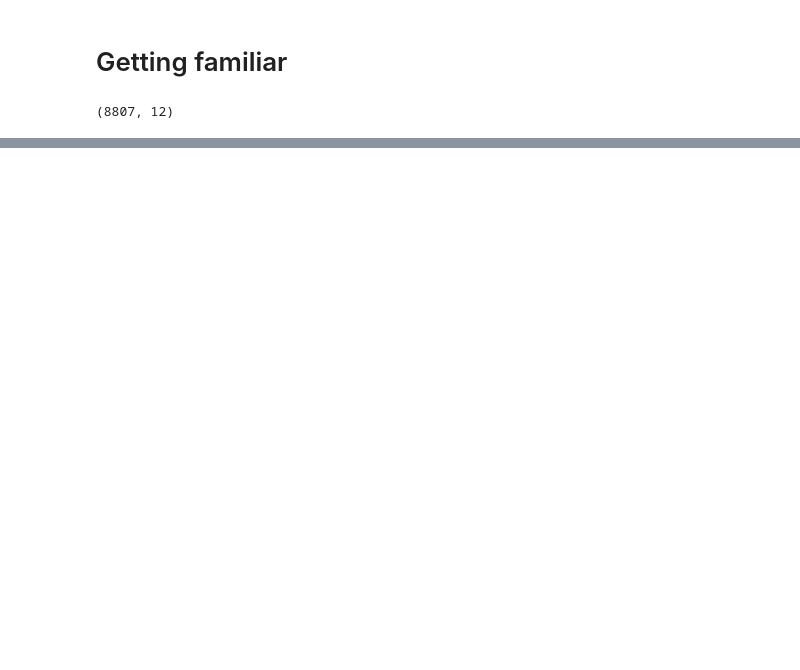
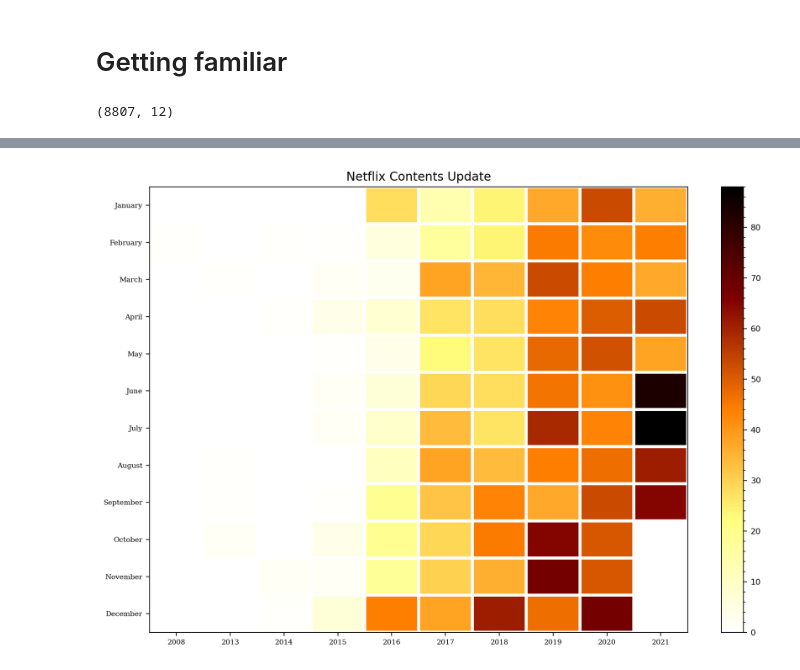
Before and after one commit to jjoenasr/ml-projects, a Jupyter notebook: EDA/Netflix/NetflixAnalysis.ipynb, the cells around one changed output, grey strips where cells are left out. Saved outputs shown, nothing was run; the diff lists cells and outputs as text; code cells hidden in the pictures; blank space fills up the shorter version.

```diff
--- a/EDA/Netflix/NetflixAnalysis.ipynb
+++ b/EDA/Netflix/NetflixAnalysis.ipynb
@@ -212,0 +153,7 @@ Name: 2019, dtype: float64
+# %%
+net_date = net_shows[['date_added']].dropna()
+net_date['date_added'] = net_date['date_added'].str.strip()
+net_date['date_added'] = pd.to_datetime(net_date['date_added'], format='%B %d, %Y')
+net_date['month'] = net_date['date_added'].dt.month_name()
+net_date['year'] = net_date['date_added'].dt.year
+net_date.head()
@@ -212,0 +186,12 @@ Name: 2019, dtype: float64
+# %%
+plt.figure(figsize=(12,8), dpi=200)
+plt.pcolor(nf, cmap='afmhot_r',edgecolor='white', linewidths=3)
+plt.xticks(np.arange(0.5, len(nf.columns),1), nf.columns, fontsize=7, fontfamily='serif')
+plt.yticks(np.arange(0.5, len(nf.index),1), nf.index, fontsize=7, fontfamily='serif')
+plt.title('Netflix Contents Update')
+cbar = plt.colorbar()
+cbar.ax.tick_params(labelsize=8)
+cbar.ax.minorticks_on()
+plt.show()
+# %% [output]
+[figure, added]
```
Also changed, not shown: parts of 86 cells of this notebook, 20 other files.
